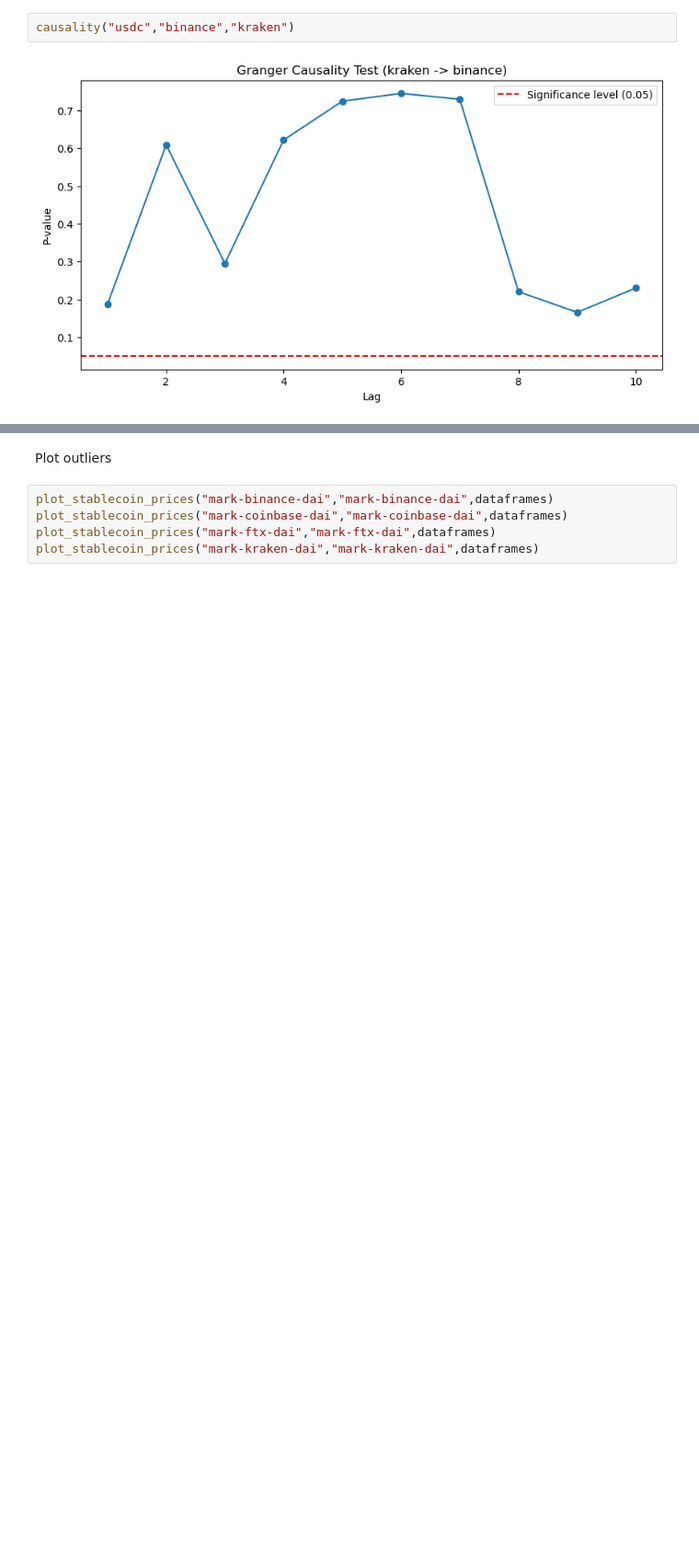
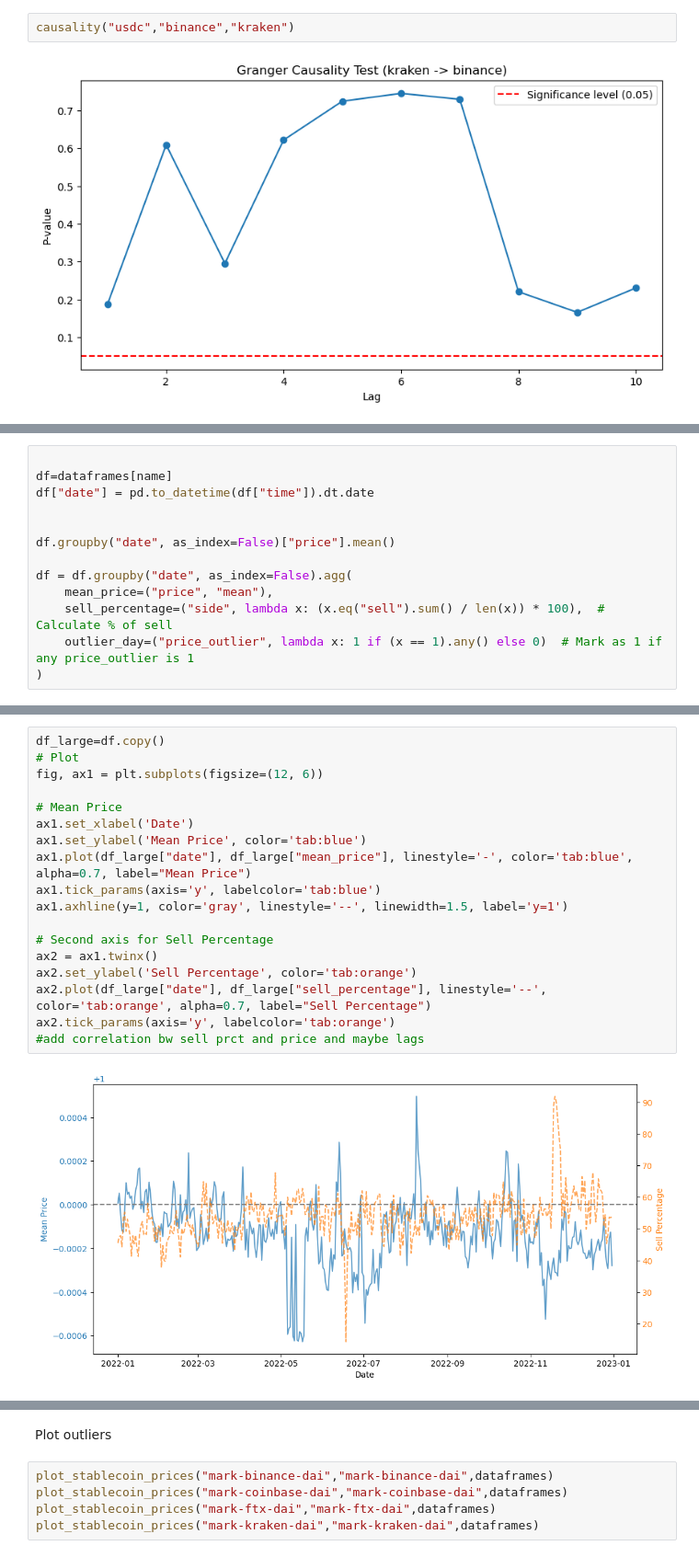
Before and after one commit to tilian15/stable_analysis, a Jupyter notebook: nettoyage-dai (1) (1).ipynb, the cells around one changed output, grey strips where cells are left out. Shown at 92% size. Saved outputs shown, nothing was run; the diff lists cells and outputs as text; blank space fills up the shorter version.

```diff
--- a/nettoyage-dai (1) (1).ipynb
+++ b/nettoyage-dai (1) (1).ipynb
@@ -482,0 +502,13 @@ causality("usdc","binance","kraken")
+# %%
+
+df=dataframes[name]
+df["date"] = pd.to_datetime(df["time"]).dt.date
+
+
+df.groupby("date", as_index=False)["price"].mean()
+
+df = df.groupby("date", as_index=False).agg(
+    mean_price=("price", "mean"),
+    sell_percentage=("side", lambda x: (x.eq("sell").sum() / len(x)) * 100),  # Calculate % of sell
+    outlier_day=("price_outlier", lambda x: 1 if (x == 1).any() else 0)  # Mark as 1 if any price_outlier is 1
+)
@@ -482,0 +519,20 @@ causality("usdc","binance","kraken")
+# %%
+df_large=df.copy()
+# Plot
+fig, ax1 = plt.subplots(figsize=(12, 6))
+
+# Mean Price
+ax1.set_xlabel('Date')
+ax1.set_ylabel('Mean Price', color='tab:blue')
+ax1.plot(df_large["date"], df_large["mean_price"], linestyle='-', color='tab:blue', alpha=0.7, label="Mean Price")
+ax1.tick_params(axis='y', labelcolor='tab:blue')
+ax1.axhline(y=1, color='gray', linestyle='--', linewidth=1.5, label='y=1')
+
+# Second axis for Sell Percentage
+ax2 = ax1.twinx()
+ax2.set_ylabel('Sell Percentage', color='tab:orange')
+ax2.plot(df_large["date"], df_large["sell_percentage"], linestyle='--', color='tab:orange', alpha=0.7, label="Sell Percentage")
+ax2.tick_params(axis='y', labelcolor='tab:orange')
+#add correlation bw sell prct and price and maybe lags
+# %% [output]
+[figure, added]
```
Also changed, not shown: parts of 4 cells of this notebook, 1 other file.
